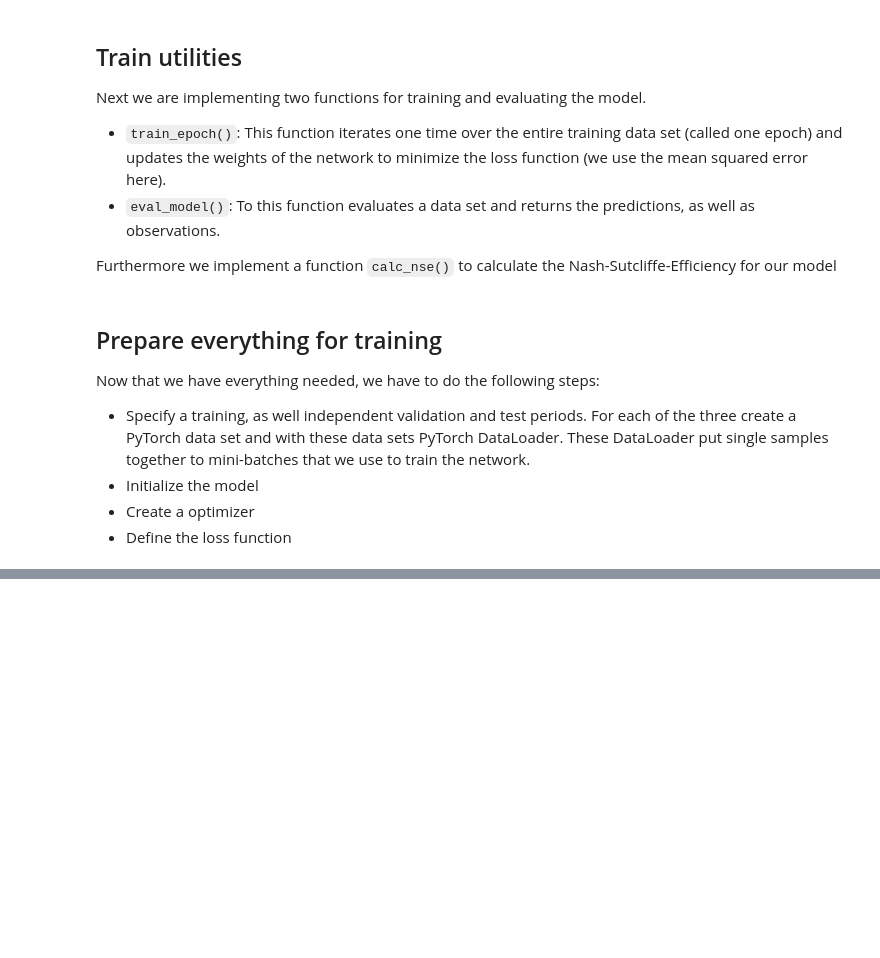
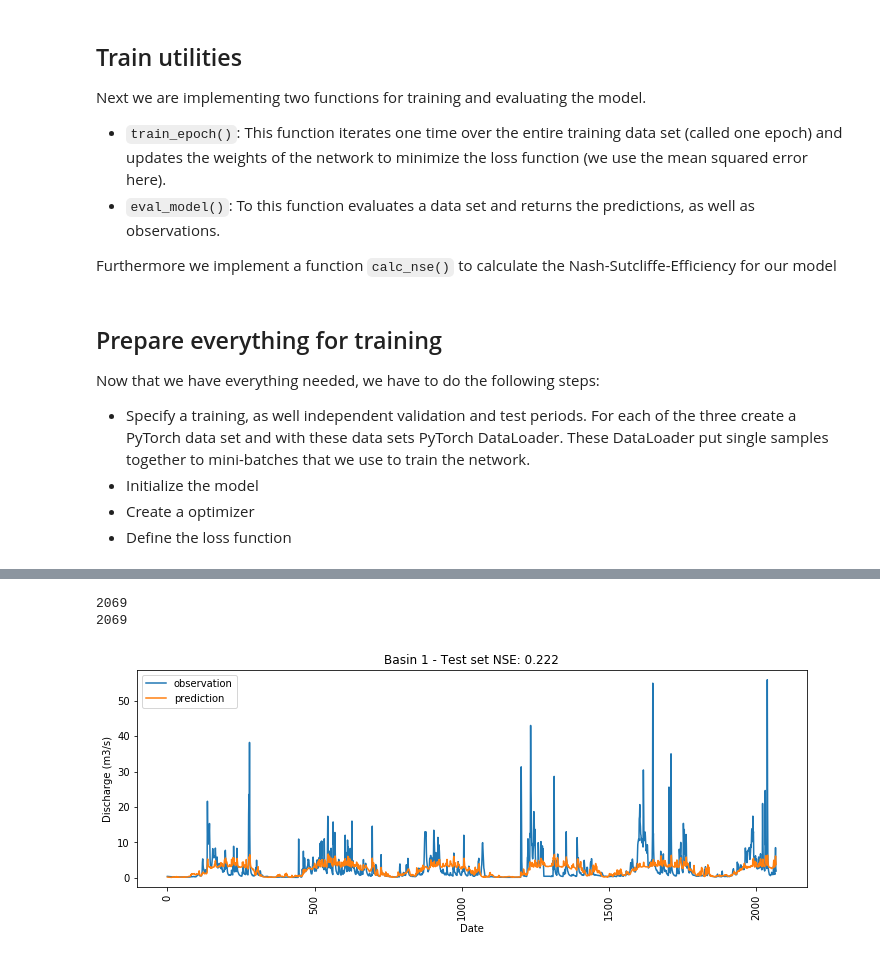
Before and after one commit to chrskj/TTK4853-hbv-ham5, a Jupyter notebook: Python/NVE_LSTM.ipynb, the cells around one changed output, grey strips where cells are left out. Cells and saved outputs as stored; diff of their text form; code cells hidden in the pictures; blank space fills up the shorter version.

```diff
--- a/Python/NVE_LSTM.ipynb
+++ b/Python/NVE_LSTM.ipynb
@@ -137,9 +158,10 @@ class NVE_TXT(Dataset):
         """Load input and output data from text files."""
         df = load_forcing_and_discharge(self.basin)
 
-        """
-        Date truncating code here
-        """
+        if self.dates is not None:
+            # Truncate data after start and end date
+            df = df[df['timestamp'] >= self.dates[0]]
+            df = df[df['timestamp'] < self.dates[1]]
 
         # if training period store means and stds
         if self.period == 'train':
@@ -482,0 +456,26 @@ loss_func = nn.MSELoss()
+# %%
+# Evaluate on test set
+obs, preds = eval_model(model, test_loader)
+preds = ds_val.local_rescale(preds.numpy(), variable='output')
+obs = obs.numpy()
+nse = calc_nse(obs, preds)
+
+# Plot results
+fig, ax = plt.subplots(figsize=(12, 4))
+
+#start_date = ds_test.dates[0]
+#end_date = ds_test.dates[1] + pd.DateOffset(days=1)
+#date_range = pd.date_range(start_date, end_date)
+
+ax.plot(obs, label="observation")
+ax.plot(preds, label="prediction")
+ax.legend()
+
+ax.set_title(f"Basin {basin} - Test set NSE: {nse:.3f}")
+ax.xaxis.set_tick_params(rotation=90)
+ax.set_xlabel("Date")
+_ = ax.set_ylabel("Discharge (m3/s)")
+# %% [output]
+2069
+2069
+[figure, added]
```
Also changed, not shown: parts of 9 cells of this notebook.
